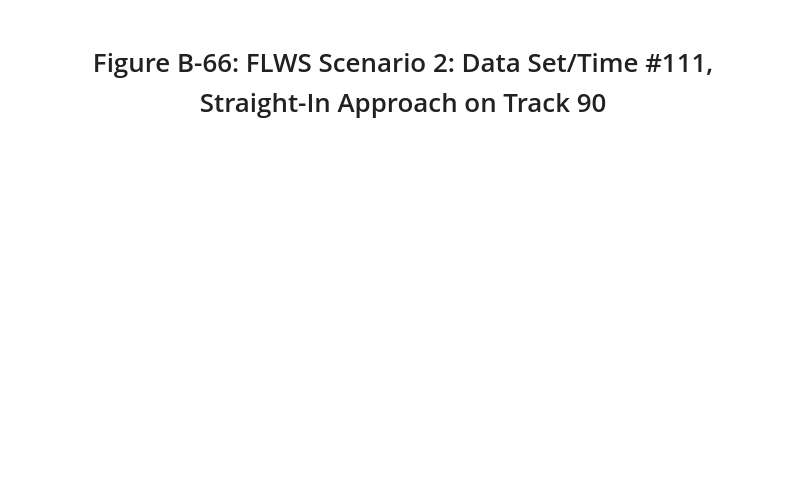
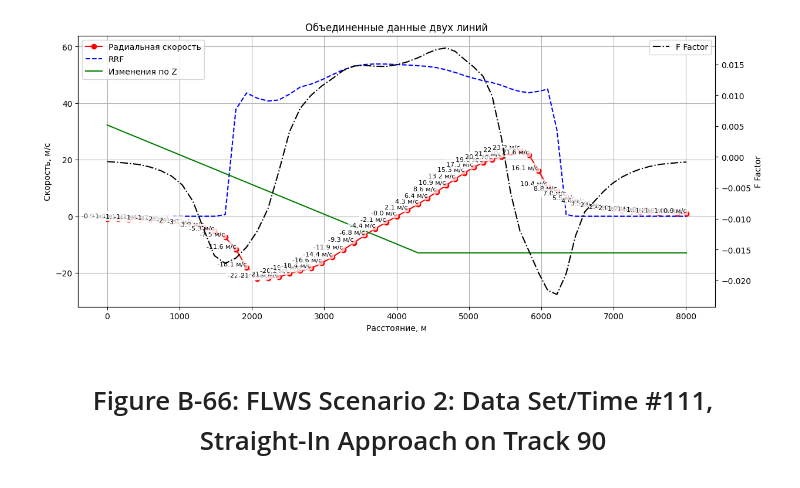
Before and after one commit to DmitryZSer/Meteo_RLS, a Jupyter notebook: calculations/Radial_velocity_report.ipynb, the cells around one changed output. Drawn from its saved outputs; the diff is of its cells as text; code cells hidden in the pictures; blank space fills up the shorter version.

```diff
--- a/calculations/Radial_velocity_report.ipynb
+++ b/calculations/Radial_velocity_report.ipynb
@@ -485,3 +794,53 @@ new_data = np.array(new_data)
+# %%
+fig, ax1 = plt.subplots(figsize=(14, 6))
+
+# Нормализация и смещение Z-значений
+z_min, z_max = points_combined[:, 2].min(), points_combined[:, 2].max()
+v_min, v_max = min(values_combined), max(values_combined)
+scaled_z = (points_combined[:, 2] - z_min) / (z_max - z_min) * (v_max - v_min) + v_min
+scaled_z += (v_max - v_min) * 0.2  # Смещение на 20% от диапазона скорости
+
+# Линия радиальной скорости (красная)
+ax1.plot(distance_combined, values_combined, label='Радиальная скорость', marker='o', linestyle='-', color='r')
+
+# Линия RRF (синяя)
+ax1.plot(distance_combined, values_rrf, label='RRF', linestyle='--', color='b')
+
+# Линия изменений по Z (зелёная) - нормализованная и смещённая
+ax1.plot(distance_combined, scaled_z, label='Изменения по Z', linestyle='-', color='g')
+
+ax1.set_xlabel('Расстояние, м')
+ax1.set_ylabel('Скорость, м/с')
+ax1.set_title('Объединенные данные двух линий')
+ax1.legend(loc='upper left')
+ax1.grid(True)
+
+# Подписи значений у профиля
+for i in range(len(distance_combined)):
+    ax1.text(
+        distance_combined[i], values_combined[i],
+        f'{values_combined[i]:.1f} м/с',
+        fontsize=8,
+        ha='right',
+        va='bottom',
+        color='black',
+        bbox=dict(boxstyle='round,pad=0.2',
+                  edgecolor='white',
+                  facecolor='white',
+                  alpha=0.7)
+    )
+
+all_values = np.concatenate([values_combined, values_rrf, scaled_z])
+ax1.set_ylim([all_values.min() - 10, all_values.max() + 10])
+
+ax2 = ax1.twinx()
+ax2.plot(distance_combined, f_factors, label='F Factor', linestyle='-.', color='k')
+ax2.set_ylabel('F Factor')
+ax2.legend(loc='upper right')
+
+plt.show()
+# %% [output]
+[figure, added]
 # %% [markdown]
 <h1><center>Figure B-66: FLWS Scenario 2: Data Set/Time #111, Straight-In Approach on Track 90</center></h1>
 
```
Also changed, not shown: parts of 13 cells of this notebook, 16 other files.
